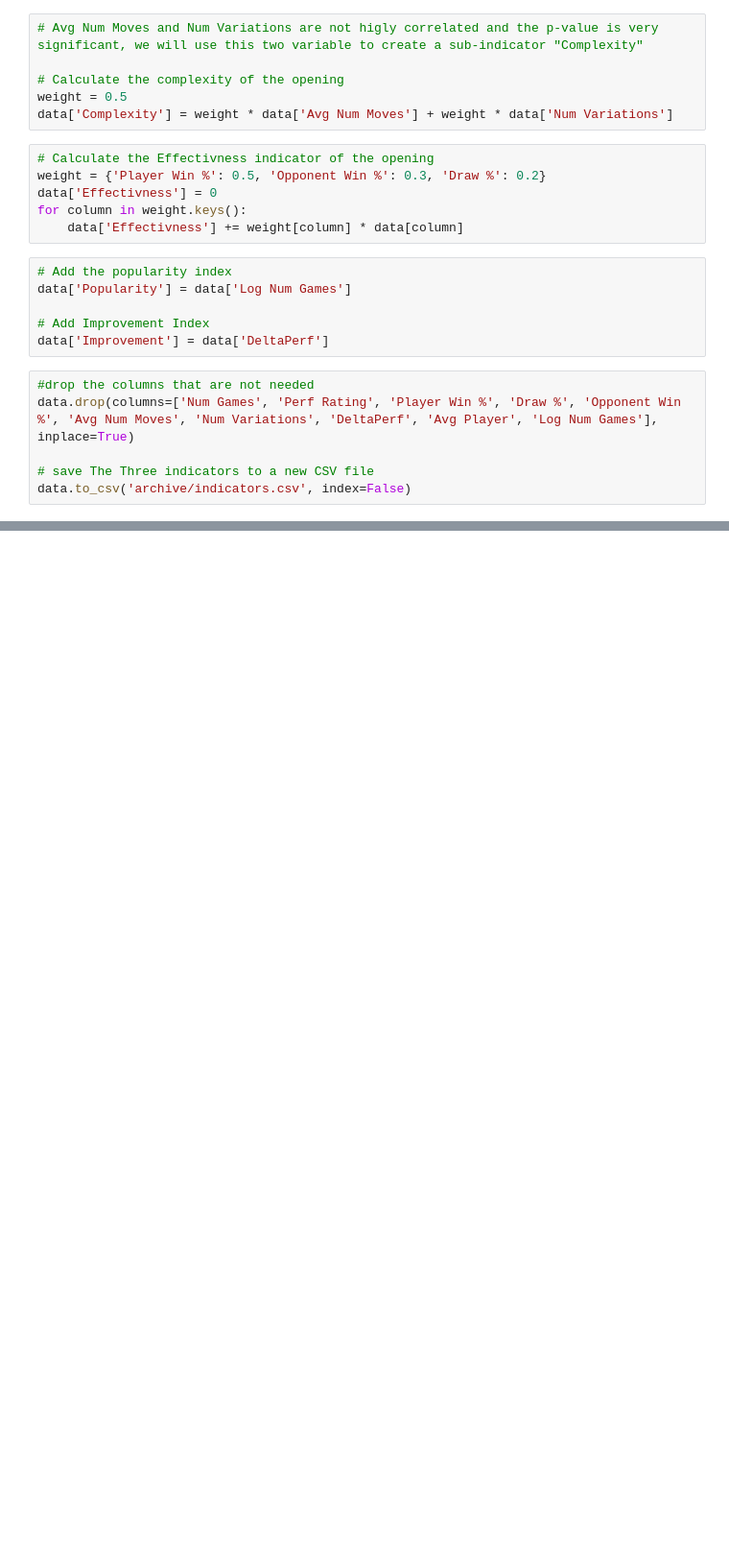
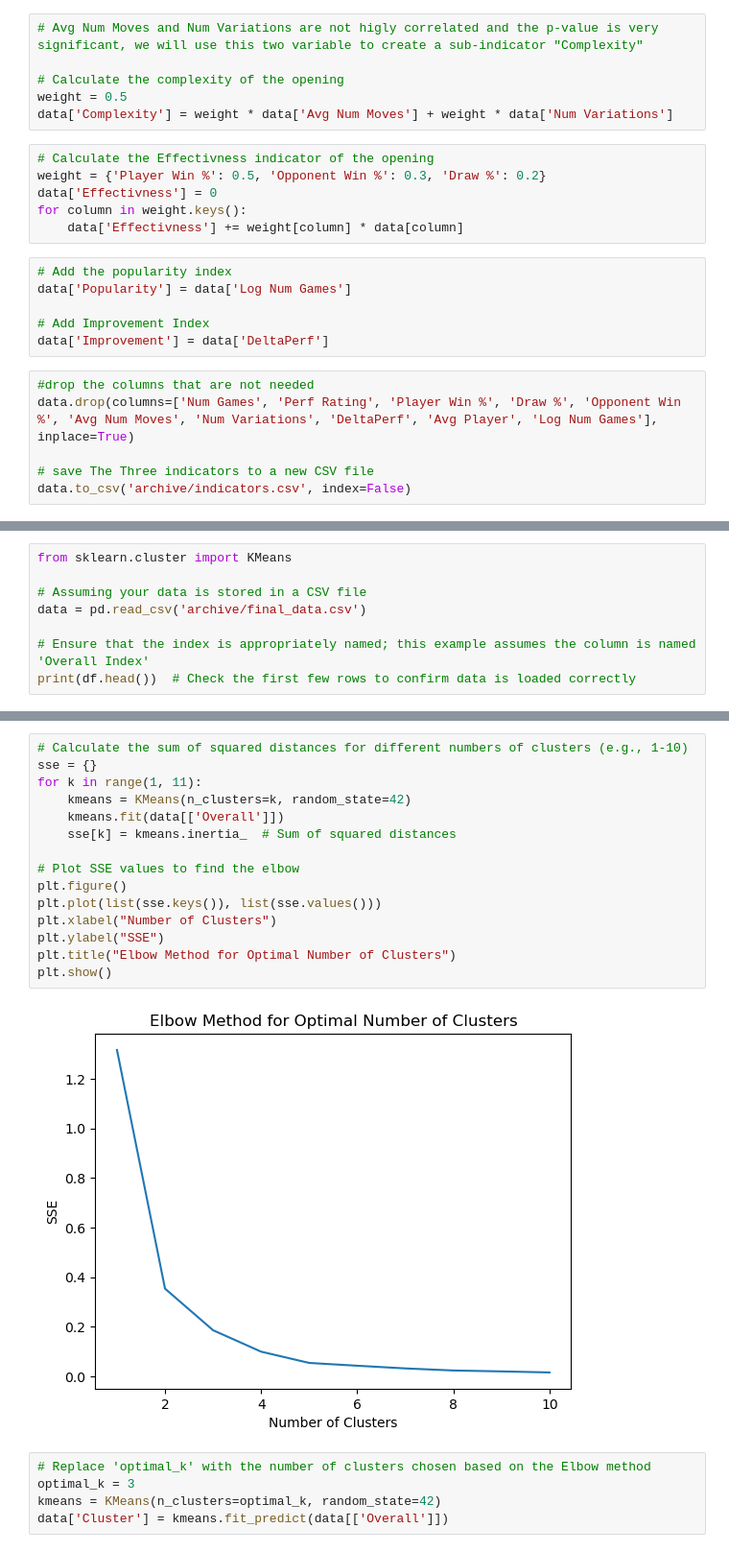
Before and after one commit to alexandredesbos/DAV-CA1, a Jupyter notebook: main.ipynb, the cells around one changed output, grey strips where cells are left out. Shown: that part at 96% size. Drawn from its saved outputs; the diff is of its cells as text; blank space fills up the shorter version.

```diff
--- a/main.ipynb
+++ b/main.ipynb
@@ -584 +586,9 @@ print(data.sort_values(by='OverallAdvanced', ascending=False).head(5))
 37        0.734076         0.680557
+# %%
+from sklearn.cluster import KMeans
+
+# Assuming your data is stored in a CSV file
+data = pd.read_csv('archive/final_data.csv')
+
+# Ensure that the index is appropriately named; this example assumes the column is named 'Overall Index'
+print(df.head())  # Check the first few rows to confirm data is loaded correctly
@@ -584,0 +616,22 @@ print(data.sort_values(by='OverallAdvanced', ascending=False).head(5))
+# %%
+# Calculate the sum of squared distances for different numbers of clusters (e.g., 1-10)
+sse = {}
+for k in range(1, 11):
+    kmeans = KMeans(n_clusters=k, random_state=42)
+    kmeans.fit(data[['Overall']])
+    sse[k] = kmeans.inertia_  # Sum of squared distances
+
+# Plot SSE values to find the elbow
+plt.figure()
+plt.plot(list(sse.keys()), list(sse.values()))
+plt.xlabel("Number of Clusters")
+plt.ylabel("SSE")
+plt.title("Elbow Method for Optimal Number of Clusters")
+plt.show()
+# %% [output]
+[figure, added]
+# %%
+# Replace 'optimal_k' with the number of clusters chosen based on the Elbow method
+optimal_k = 3
+kmeans = KMeans(n_clusters=optimal_k, random_state=42)
+data['Cluster'] = kmeans.fit_predict(data[['Overall']])
```
Also changed, not shown: parts of 19 cells of this notebook, 4 other files.
